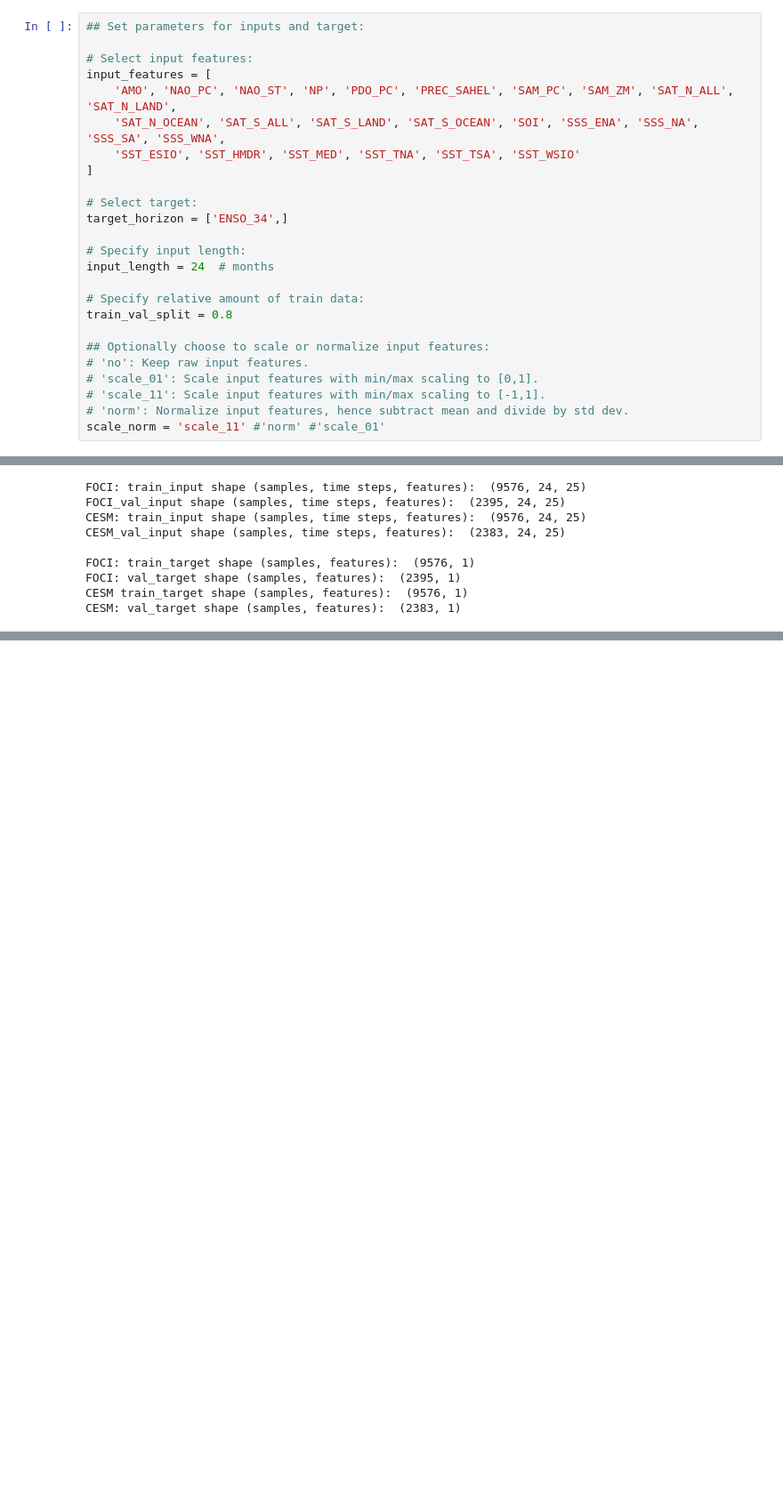
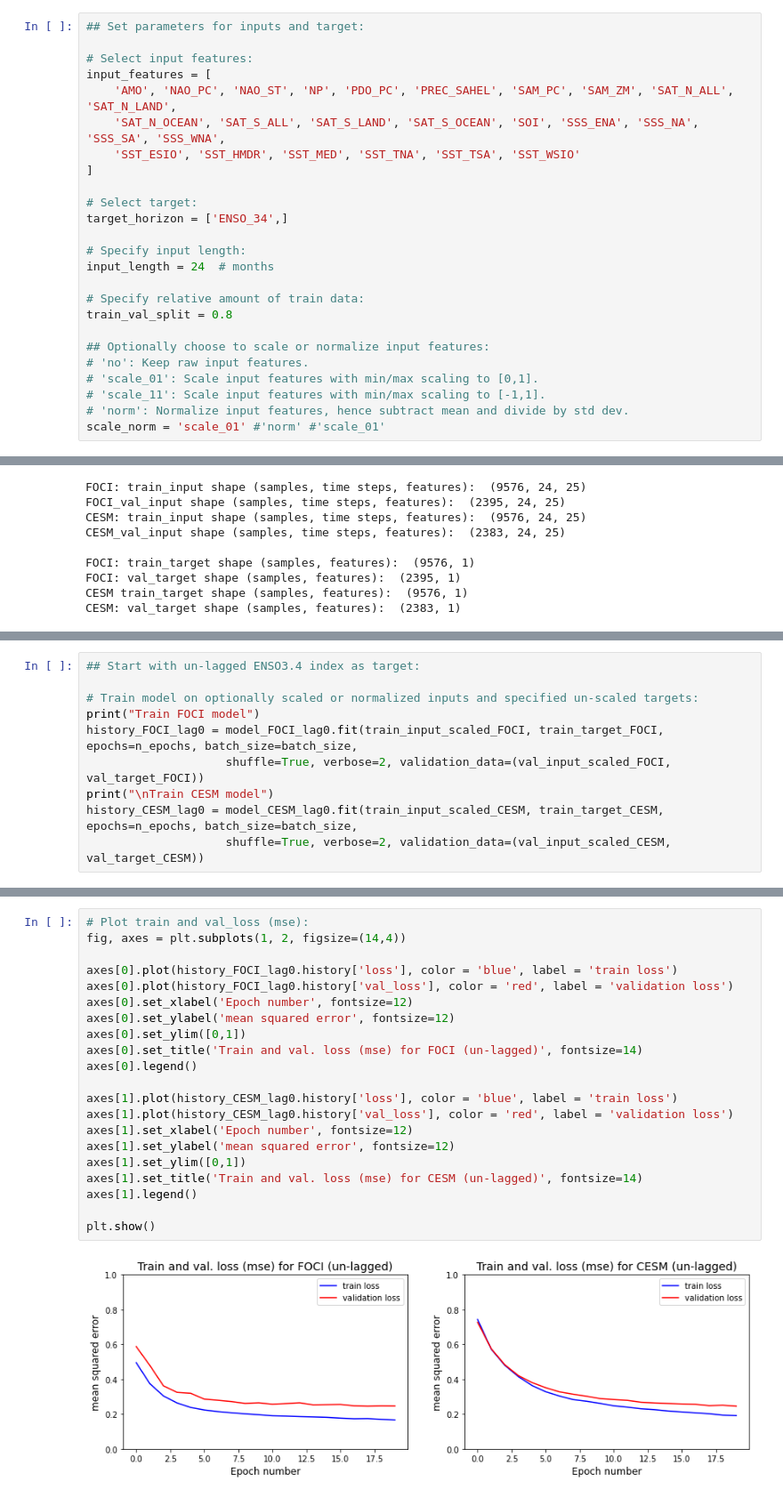
Before and after one commit to MarcoLandtHayen/cicmod_application, a Jupyter notebook: notebooks/02_enso_prediction.ipynb, the cells around one changed output, grey strips where cells are left out. Shown at 89% size. Cells and saved outputs as stored; diff of their text form; blank space fills up the shorter version.

```diff
--- a/notebooks/02_enso_prediction.ipynb
+++ b/notebooks/02_enso_prediction.ipynb
@@ -211,7 +211,7 @@ train_val_split = 0.8
 # 'scale_01': Scale input features with min/max scaling to [0,1].
 # 'scale_11': Scale input features with min/max scaling to [-1,1].
 # 'norm': Normalize input features, hence subtract mean and divide by std dev.
-scale_norm = 'scale_11' #'norm' #'scale_01'
+scale_norm = 'scale_01' #'norm' #'scale_01'
 # %%
 # Select specified input features:
 inputs_selected_FOCI = input_FOCI[input_features]
@@ -886,0 +568,10 @@ Mean relevance for all input features from **MLP model** on FOCI samples with po
+# %%
+## Start with un-lagged ENSO3.4 index as target:
+
+# Train model on optionally scaled or normalized inputs and specified un-scaled targets:
+print("Train FOCI model")
+history_FOCI_lag0 = model_FOCI_lag0.fit(train_input_scaled_FOCI, train_target_FOCI, epochs=n_epochs, batch_size=batch_size,
+                    shuffle=True, verbose=2, validation_data=(val_input_scaled_FOCI, val_target_FOCI))
+print("\nTrain CESM model")
+history_CESM_lag0 = model_CESM_lag0.fit(train_input_scaled_CESM, train_target_CESM, epochs=n_epochs, batch_size=batch_size,
+                    shuffle=True, verbose=2, validation_data=(val_input_scaled_CESM, val_target_CESM))
@@ -886,0 +599,23 @@ Mean relevance for all input features from **MLP model** on FOCI samples with po
+# %%
+# Plot train and val_loss (mse):
+fig, axes = plt.subplots(1, 2, figsize=(14,4))
+
+axes[0].plot(history_FOCI_lag0.history['loss'], color = 'blue', label = 'train loss')
+axes[0].plot(history_FOCI_lag0.history['val_loss'], color = 'red', label = 'validation loss')
+axes[0].set_xlabel('Epoch number', fontsize=12)
+axes[0].set_ylabel('mean squared error', fontsize=12)
+axes[0].set_ylim([0,1])
+axes[0].set_title('Train and val. loss (mse) for FOCI (un-lagged)', fontsize=14)
+axes[0].legend()
+
+axes[1].plot(history_CESM_lag0.history['loss'], color = 'blue', label = 'train loss')
+axes[1].plot(history_CESM_lag0.history['val_loss'], color = 'red', label = 'validation loss')
+axes[1].set_xlabel('Epoch number', fontsize=12)
+axes[1].set_ylabel('mean squared error', fontsize=12)
+axes[1].set_ylim([0,1])
+axes[1].set_title('Train and val. loss (mse) for CESM (un-lagged)', fontsize=14)
+axes[1].legend()
+
+plt.show()
+# %% [output]
+[figure, added]
```
Also changed, not shown: parts of 39 cells of this notebook.
